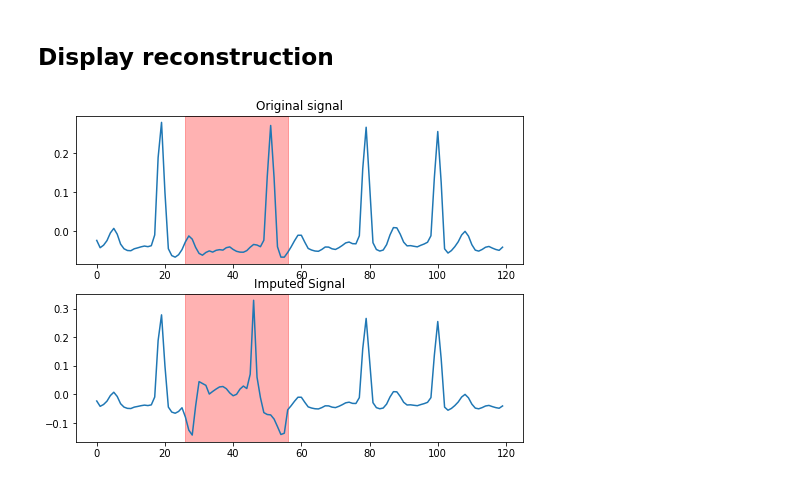
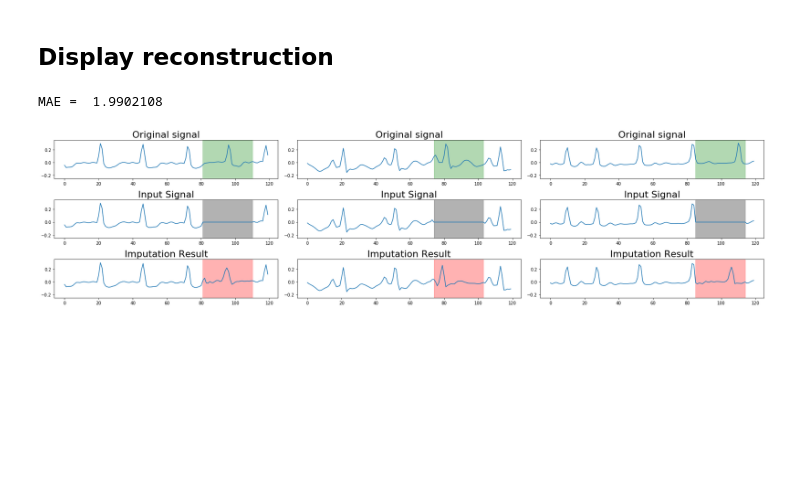
Before and after one commit to nesl/physiogan, a Jupyter notebook: ECGImputation.ipynb, the cells around one changed output. Drawn from its saved outputs; the diff is of its cells as text; code cells hidden in the pictures; blank space fills up the shorter version.

Commit message:
update notebook code for imputation

```diff
--- a/ECGImputation.ipynb
+++ b/ECGImputation.ipynb
@@ -30,5 +30,5 @@ CHECKPOINT_DIR = './save/ecg_crnn/07_16_11_32'
 # %%
-ecg_train, ecg_test, metadata = DataFactory.create_dataset('ecg')
+ecg_train, ecg_test, metadata = DataFactory.create_dataset('ecg_long')
 # %% [output]
 ['1 NSR', '4 AFIB']
 ['1 NSR', '4 AFIB']
@@ -44,26 +73,47 @@ status = checkpoint.restore(tf.train.latest_checkpoint(CHECKPOINT_DIR))
 # %% [markdown]
 ## Display reconstruction
-# %%
-test_x, test_y = next(iter(ecg_test.batch(1)))
-
-mask_len = 30
-rand_pos = int(np.random.uniform(low=25, high=int(test_x.shape[1])-mask_len))
-test_x2 = test_x.numpy()
-mask = np.ones_like(test_x2)
-drop_range = np.arange(rand_pos, rand_pos+mask_len)
-
-mask[:,drop_range,:]=0
-
-test_x_masked = np.multiply(mask, test_x2)
-test_x2 = tf.convert_to_tensor(test_x_masked)
-test_x_recon = model.impute(test_x2, test_y, mask)
-fig, axes = plt.subplots(2,1, figsize=(8,6))
-axes[1].plot( test_x_recon[0,:,0].numpy())
-axes[1].axvspan(rand_pos, rand_pos+mask_len, color='red', alpha=0.3)
-axes[0].set_title('Original signal')
-axes[0].plot(test_x[0,:,0].numpy())
-axes[0].axvspan(rand_pos, rand_pos+mask_len, color='red', alpha=0.3)
-axes[1].set_title('Imputed Signal')
-plt.savefig('imputation_result.png')
-# %% [output]
-[figure, removed]
+# %%
+### Compute MAE
+abs_error = []
+impute_outputs = []
+for i, (x_orig, x_mask, x_in, x_label) in enumerate(zip(test_originals, test_masks, test_inputs, test_labels)):
+    x_in_tf = tf.convert_to_tensor([x_in])
+    impute_result = model.impute(x_in_tf, x_label, x_mask).numpy()
+    impute_outputs.append(impute_result)
+    abs_error.append(np.sum(np.abs(impute_result-x_orig)))
+print ('MAE = ', np.mean(abs_error))
+# %% [output]
+MAE =  1.9902108
+# %%
+num_examples = 3
+fig, axes = plt.subplots(3, num_examples, figsize=(24,6))
+test_idxs = np.random.choice(len(test_masks),size=3,replace=False)
+for idx in range(num_examples):
+    test_idx = test_idxs[idx]
+    test_mask = test_masks[test_idx]
+    test_x_masked = test_inputs[test_idx]
+    test_orig = test_originals[test_idx]
+    test_result = impute_outputs[test_idx]
+
+    drop_range = np.where(test_mask[0,:,0]==0)
+    axes[0][idx].plot(test_orig[:,0])
+    axes[0][idx].set_title('Original signal', fontsize=22)
+    axes[0][idx].axvspan(np.min(drop_range), np.max(drop_range), color='green', alpha=0.3)
+    axes[0][idx].set_ylim(-0.25, 0.35)
+
+    axes[1][idx].set_title('Input Signal',fontsize=22)
+    axes[1][idx].plot( test_x_masked[:,0])
+    axes[1][idx].axhline(y=0,xmin=rand_pos-1, xmax=rand_pos+mask_len, color='red',linewidth=28)
+    axes[1][idx].axvspan(np.min(drop_range), np.max(drop_range), color='black', alpha=0.3)
+    axes[1][idx].set_ylim(-0.25, 0.35)
+
+    axes[2][idx].plot(test_result[0,:,0])
+    axes[2][idx].set_title('Imputation Result', fontsize=22)
+    axes[2][idx].axvspan(np.min(drop_range), np.max(drop_range), color='red', alpha=0.3)
+    axes[2][idx].set_ylim(-0.25, 0.35)
+
+plt.tight_layout()
+
+plt.savefig('imputation_result.png')
+# %% [output]
+[figure, added]
```
Also changed, not shown: parts of 4 cells of this notebook, 1 other file.
